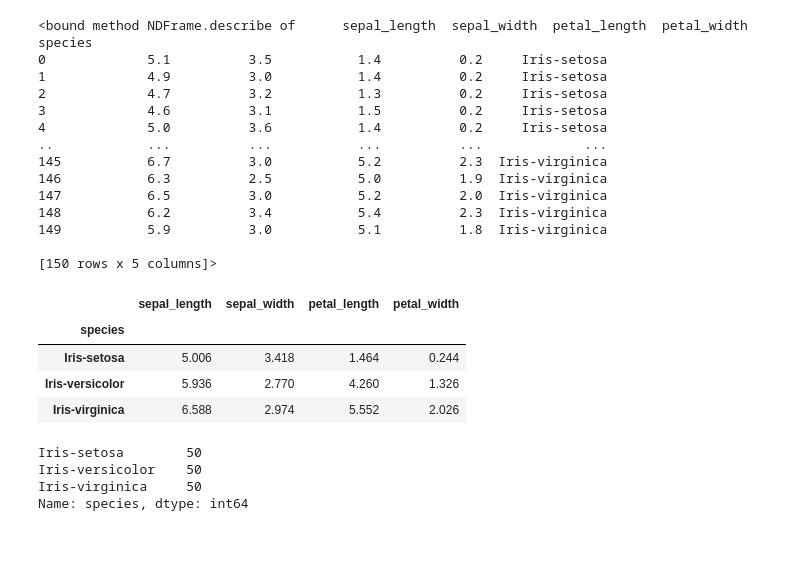
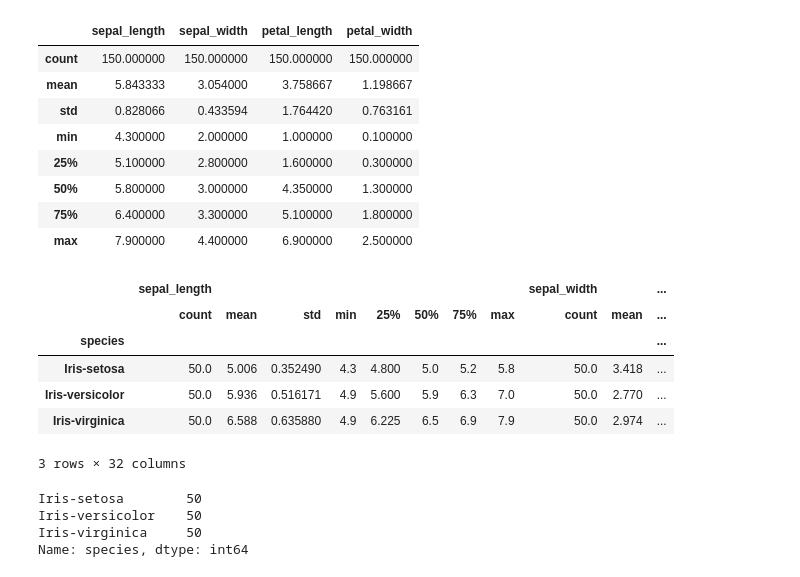
Before and after one commit to jadamin/iris.AI, a Jupyter notebook: iris.ipynb, the cells around one changed output. Saved outputs shown, nothing was run; the diff lists cells and outputs as text; code cells hidden in the pictures; blank space fills up the shorter version.

```diff
--- a/iris.ipynb
+++ b/iris.ipynb
@@ -26,30 +26,27 @@ df.head
 
 [150 rows x 5 columns]>
 # %%
-df.describe
+df.describe()
 # %% [output]
-<bound method NDFrame.describe of      sepal_length  sepal_width  petal_length  petal_width         species
-0             5.1          3.5           1.4          0.2     Iris-setosa
-1             4.9          3.0           1.4          0.2     Iris-setosa
-2             4.7          3.2           1.3          0.2     Iris-setosa
-3             4.6          3.1           1.5          0.2     Iris-setosa
-4             5.0          3.6           1.4          0.2     Iris-setosa
-..            ...          ...           ...          ...             ...
-145           6.7          3.0           5.2          2.3  Iris-virginica
-146           6.3          2.5           5.0          1.9  Iris-virginica
-147           6.5          3.0           5.2          2.0  Iris-virginica
-148           6.2          3.4           5.4          2.3  Iris-virginica
-149           5.9          3.0           5.1          1.8  Iris-virginica
-
-[150 rows x 5 columns]>
+|  | sepal_length | sepal_width | petal_length | petal_width |
+| count | 150.000000 | 150.000000 | 150.000000 | 150.000000 |
+| mean | 5.843333 | 3.054000 | 3.758667 | 1.198667 |
+| std | 0.828066 | 0.433594 | 1.764420 | 0.763161 |
+| min | 4.300000 | 2.000000 | 1.000000 | 0.100000 |
+| 25% | 5.100000 | 2.800000 | 1.600000 | 0.300000 |
+| 50% | 5.800000 | 3.000000 | 4.350000 | 1.300000 |
+| 75% | 6.400000 | 3.300000 | 5.100000 | 1.800000 |
+| max | 7.900000 | 4.400000 | 6.900000 | 2.500000 |
 # %%
-df.groupby(['species']).mean()
+df.groupby(['species']).describe()
 # %% [output]
-|  | sepal_length | sepal_width | petal_length | petal_width |
-| species |  |  |  |  |
-| Iris-setosa | 5.006 | 3.418 | 1.464 | 0.244 |
-| Iris-versicolor | 5.936 | 2.770 | 4.260 | 1.326 |
-| Iris-virginica | 6.588 | 2.974 | 5.552 | 2.026 |
+|  | sepal_length |  |  |  |  |  |  |  | sepal_width |  | ... |
+|  | count | mean | std | min | 25% | 50% | 75% | max | count | mean | ... |
+| species |  |  |  |  |  |  |  |  |  |  | ... |
+| Iris-setosa | 50.0 | 5.006 | 0.352490 | 4.3 | 4.800 | 5.0 | 5.2 | 5.8 | 50.0 | 3.418 | ... |
+| Iris-versicolor | 50.0 | 5.936 | 0.516171 | 4.9 | 5.600 | 5.9 | 6.3 | 7.0 | 50.0 | 2.770 | ... |
+| Iris-virginica | 50.0 | 6.588 | 0.635880 | 4.9 | 6.225 | 6.5 | 6.9 | 7.9 | 50.0 | 2.974 | ... |
+3 rows × 32 columns
 # %%
 df['species'].value_counts()
 # %% [output]
```
Also changed, not shown: parts of 1 cell of this notebook, 1 other file.
